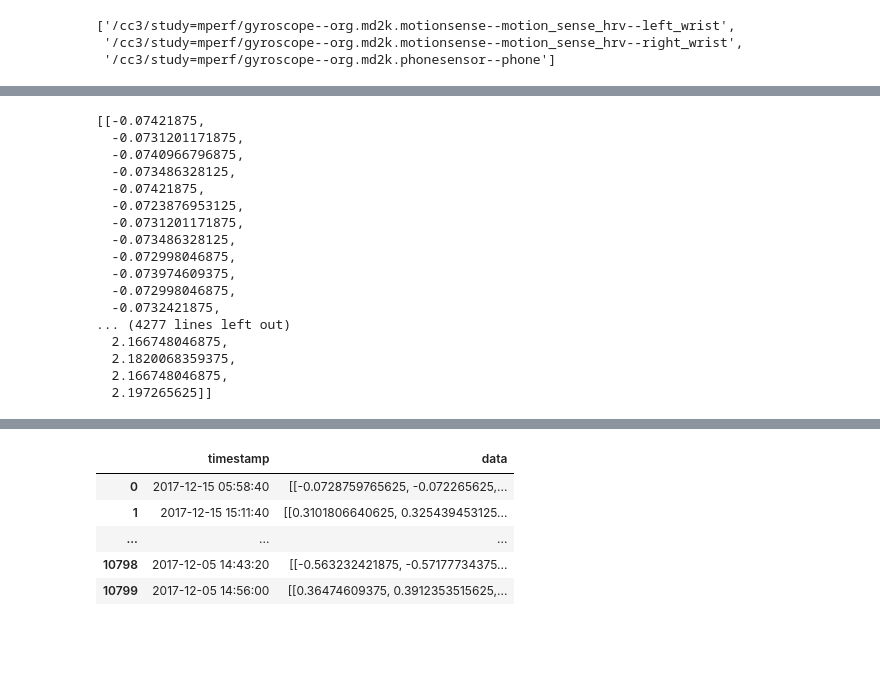
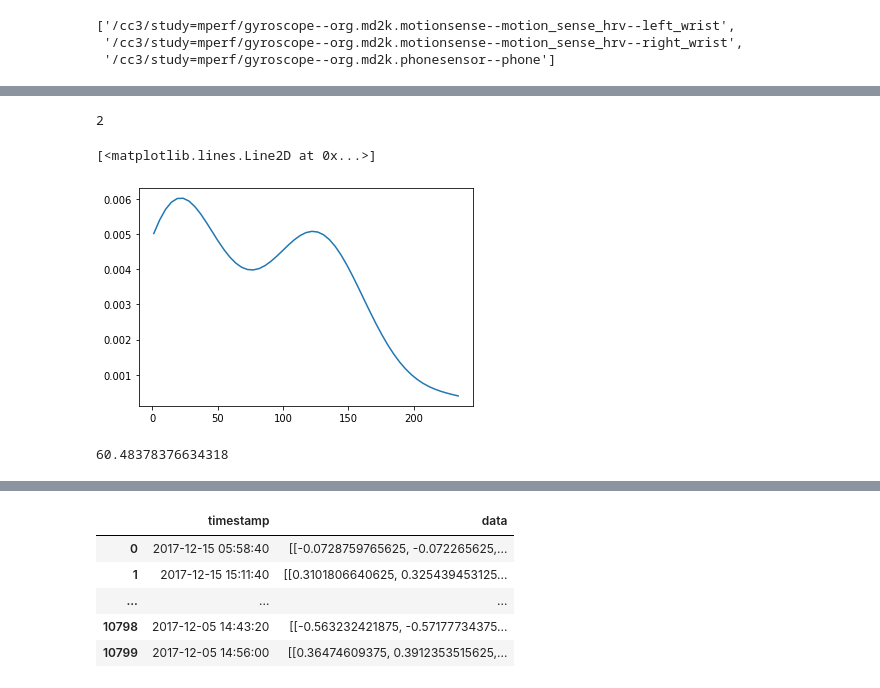
Before and after one commit to msh-shiplu/Data-Collection, a Jupyter notebook: Collect Accel Gyro Data.ipynb, the cells around one changed output, grey strips where cells are left out. Saved outputs shown, nothing was run; the diff lists cells and outputs as text; code cells hidden in the pictures; blank space fills up the shorter version.

```diff
--- a/Collect Accel Gyro Data.ipynb
+++ b/Collect Accel Gyro Data.ipynb
@@ -149,2 +239,6 @@ data = common_ds._data.groupBy(groupbycols).apply(get_data_udf)
+# %%
+common_ds = common_ds.withColumn('Available', F.lit(total))
+# %%
+data = common_ds._data.groupby(groupbycols).apply(get_data_udf)
 # %%
 pdf = data.toPandas()
@@ -167,22 +276,21 @@ temp.filter(temp.timestamp==datetime(2017,12,15,5,52,20)).show(truncate=False)
+# %%
+2
+# %% [output]
+2
 # %%
-pdf['data'].iloc[0]
+pdf = data.toPandas()
-# %% [output]
-[[-0.07421875,
-  -0.0731201171875,
-  -0.0740966796875,
-  -0.073486328125,
-  -0.07421875,
-  -0.0723876953125,
-  -0.0731201171875,
-  -0.073486328125,
-  -0.072998046875,
-  -0.073974609375,
-  -0.072998046875,
-  -0.0732421875,
-... (4277 lines left out)
-  2.166748046875,
-  2.1820068359375,
-  2.166748046875,
-  2.197265625]]
+# %%
+pdf2 = pdf[pdf['count']!=0]
+# %%
+kde = gaussian_kde(pdf2['count'])
+x_range = np.linspace(min(pdf2['count']), max(pdf2['count']), len(pdf2['count']))
+plt.plot(x_range, kde(x_range) )
+# %% [output]
+[<matplotlib.lines.Line2D at 0x...>]
+[figure, added]
+# %%
+pdf2['count'].std()
+# %% [output]
+60.48378376634318
 # %%
 pdf.to_csv("data/"+user_id+".csv", index=False)
```
Also changed, not shown: parts of 22 cells of this notebook, 3 other files.
